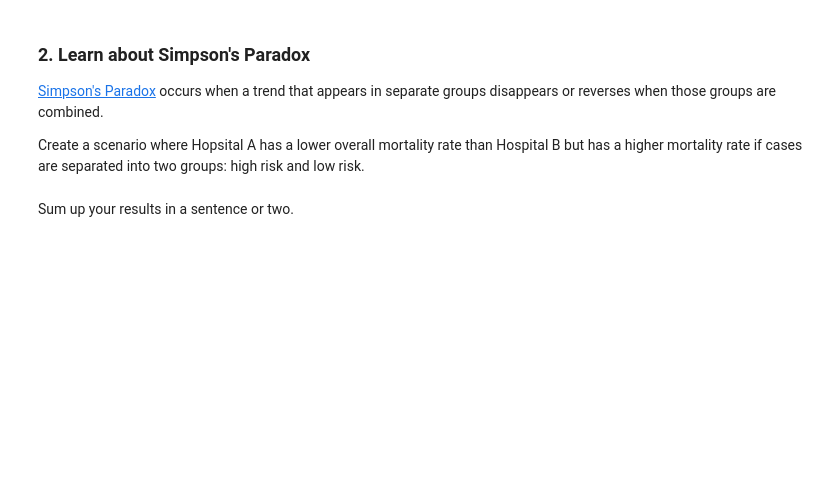
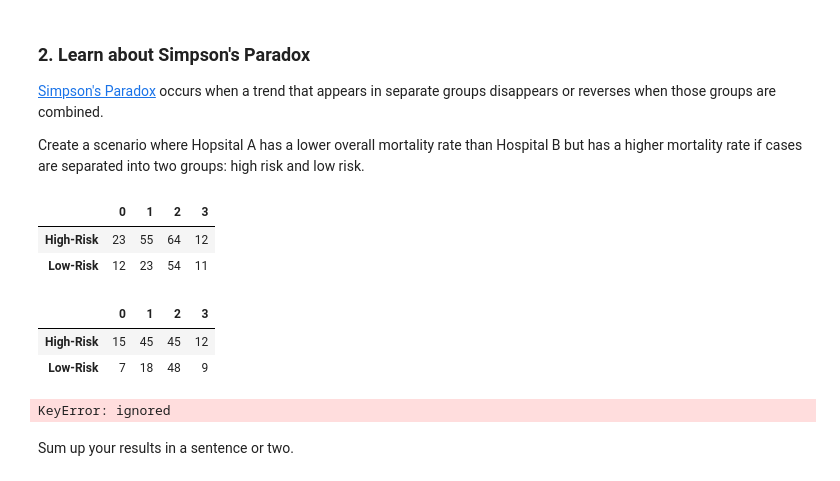
Before and after one commit to ltoosaint24/DS-Unit-1-Sprint-2-Statistics, a Jupyter notebook: (Loveline_Toussaint)_LS_DS_122_Chi2_Tests_Assignment_dspt9.ipynb, the cells around one changed output. Saved outputs shown, nothing was run; the diff lists cells and outputs as text; code cells hidden in the pictures; blank space fills up the shorter version.

```diff
--- a/(Loveline_Toussaint)_LS_DS_122_Chi2_Tests_Assignment_dspt9.ipynb
+++ b/(Loveline_Toussaint)_LS_DS_122_Chi2_Tests_Assignment_dspt9.ipynb
@@ -226,2 +246,25 @@ Create a scenario where Hopsital A has a lower overall mortality rate than Hospi
+# %%
+# need to fix the columns than run an oddRatio test.
+hostpital_A = numy.asarray([[ 23],[ 55],[ 64], [12],  [[12], [23], [54], [11]])
+hospital_B = numy.asarray([[ 15, 45, 45, 12], [ 7, 18, 48,9]])
+
+hosp_A = pd.DataFrame(hostpital_A, index =['High-Risk', 'Low-Risk'])
+hosp_A
+# %% [output]
+|  | 0 | 1 | 2 | 3 |
+| High-Risk | 23 | 55 | 64 | 12 |
+| Low-Risk | 12 | 23 | 54 | 11 |
+# %%
+hosp_B= pd.DataFrame(hospital_B, index =[ 'High-Risk', 'Low-Risk'])
+hosp_B
+# %% [output]
+|  | 0 | 1 | 2 | 3 |
+| High-Risk | 15 | 45 | 45 | 12 |
+| Low-Risk | 7 | 18 | 48 | 9 |
+# %%
+merge_joint = pd.crosstab(hosp_A['High-Risk'], hosp_B['High-Risk'], margins = True)
+merge_joint
+# %% [output]
+KeyError: ignored
 # %% [markdown]
 Sum up your results in a sentence or two.
```
Also changed, not shown: parts of 4 cells of this notebook.
